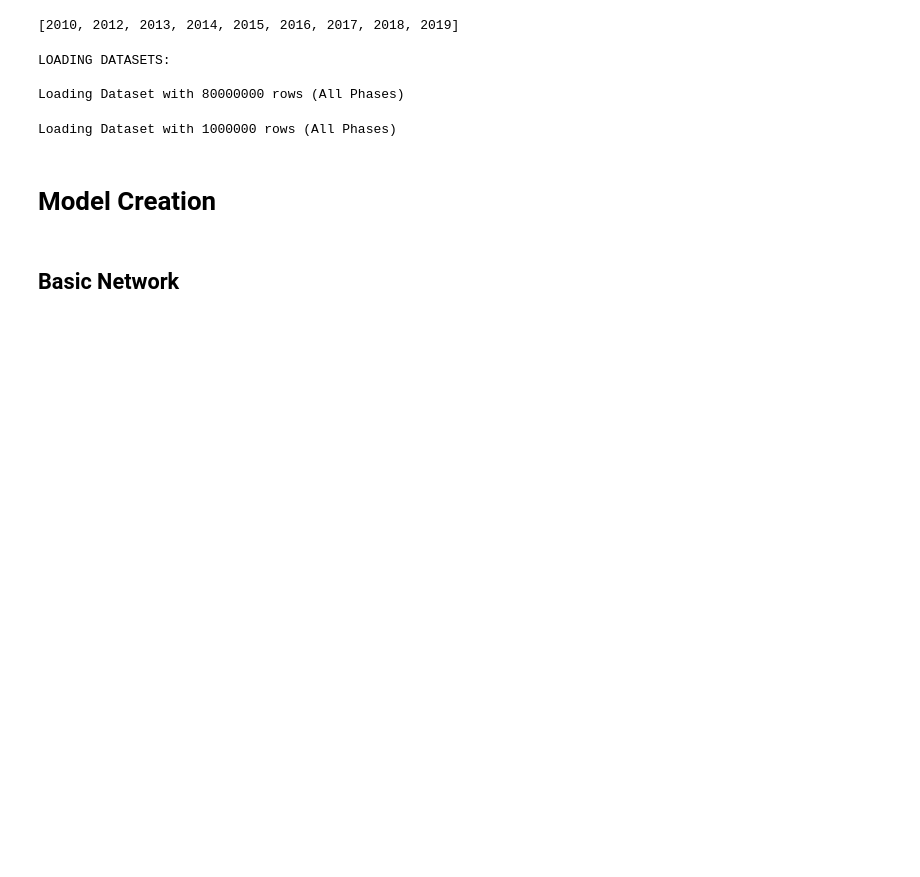
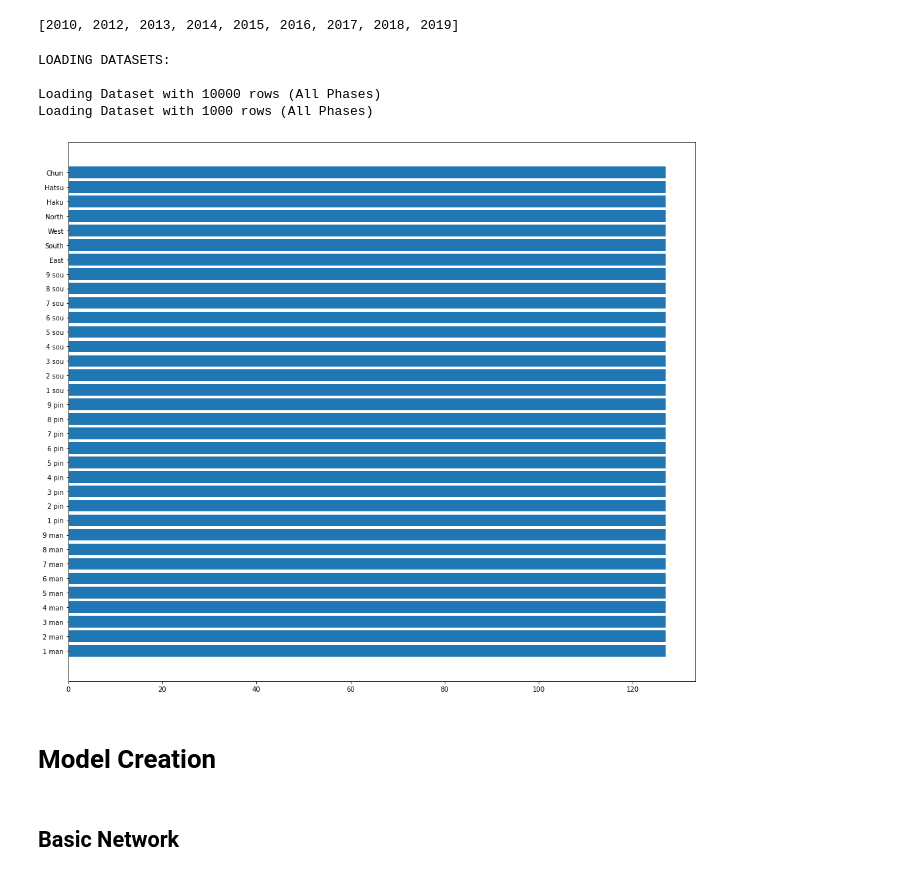
Before and after one commit to TrongTheAlpaca/mahjong_project, a Jupyter notebook: model.ipynb, the cells around one changed output. Drawn from its saved outputs; the diff is of its cells as text; code cells hidden in the pictures; blank space fills up the shorter version.

Commit message:
Added databalancing for dataset class

```diff
--- a/model.ipynb
+++ b/model.ipynb
@@ -59,7 +133,7 @@ np.random.seed(0)
 
 DEVICE = torch.device("cuda")
 EPOCHS = 20
-DATASET_CONFIG = 'heavy'
+DATASET_CONFIG = 'testing'
 SHUFFLE_DATASET = True
 
 if DEVICE.type == 'cuda':
@@ -80,7 +154,7 @@ Cached:    0.0 GB
 
 class DiscardDataset(torch.utils.data.Dataset):
 
-    def __init__(self, data_path, n_rows: int = None, years: list = None, reverse=False, phase: int = None):
+    def __init__(self, data_path, n_rows: int = None, years: list = None, reverse=False, phase: int = None, balance_data: bool = False):
 
         # If n_rows = None -> get all
 
@@ -139,6 +213,18 @@ class DiscardDataset(torch.utils.data.Dataset):
         paths_load_bar.refresh()
         paths_load_bar.close()
 
+        if balance_data:
+            counts = np.bincount(arr[:, -1], minlength=34)
+            lowest_class_representation = np.argmin(counts)
+            baseline_count = counts[lowest_class_representation]
+            indices = np.argsort(arr[:, -1])
+            arr_temp = arr[indices]
+            net = np.array_split(arr_temp, np.where(np.diff(arr_temp[:, -1])!=0)[0]+1)
+            for i in range(len(net)):
+                net[i] = net[i][:baseline_count]
+
+            arr = np.concatenate(net, axis=0)
+
         self.x_data = torch.FloatTensor(arr[:, :-1])  # Must be Float it seems
         self.y_data = torch.LongTensor(arr[:, -1])  # Must be Long it seems
 
@@ -214,7 +300,7 @@ dataset_path = Path(os.environ.get('DISCARD_DATASET'))
 BATCH_SIZE = int(selected_config['batch'])  # We must cast it or else it will crash
 
 # Single-Phase Datasets
-train_dataset = DiscardDataset(dataset_path / "2018", selected_config['train_size'], phase=selected_config['phases'])
+train_dataset = DiscardDataset(dataset_path / "2018", selected_config['train_size'], phase=selected_config['phases'], balance_data=True)
 
 # Creating data indices for training and validation splits:  (Inspired from https://stackoverflow.com/a/50544887)
 dataset_size = len(train_dataset)
@@ -238,8 +324,18 @@ test_loader = torch.utils.data.DataLoader(test_dataset, shuffle=SHUFFLE_DATASET)
 # %% [output]
 LOADING DATASETS:
 
-Loading Dataset with 80000000 rows (All Phases)
+Loading Dataset with 10000 rows (All Phases)
+Loading Dataset with 1000 rows (All Phases)
-Loading Dataset with 1000000 rows (All Phases)
+# %%
+keys, counts = np.unique(train_dataset.y_data, return_counts=True)
+fig = plt.figure(figsize=(17, 15))
+ax = plt.gca()
+plt.barh(keys, counts)
+
+plt.yticks(range(34), ticks_tiles_oneline)
+plt.show()
+# %% [output]
+[figure, added]
 # %% [markdown]
 # Model Creation
 # %% [markdown]
```
Also changed, not shown: parts of 5 cells of this notebook.
